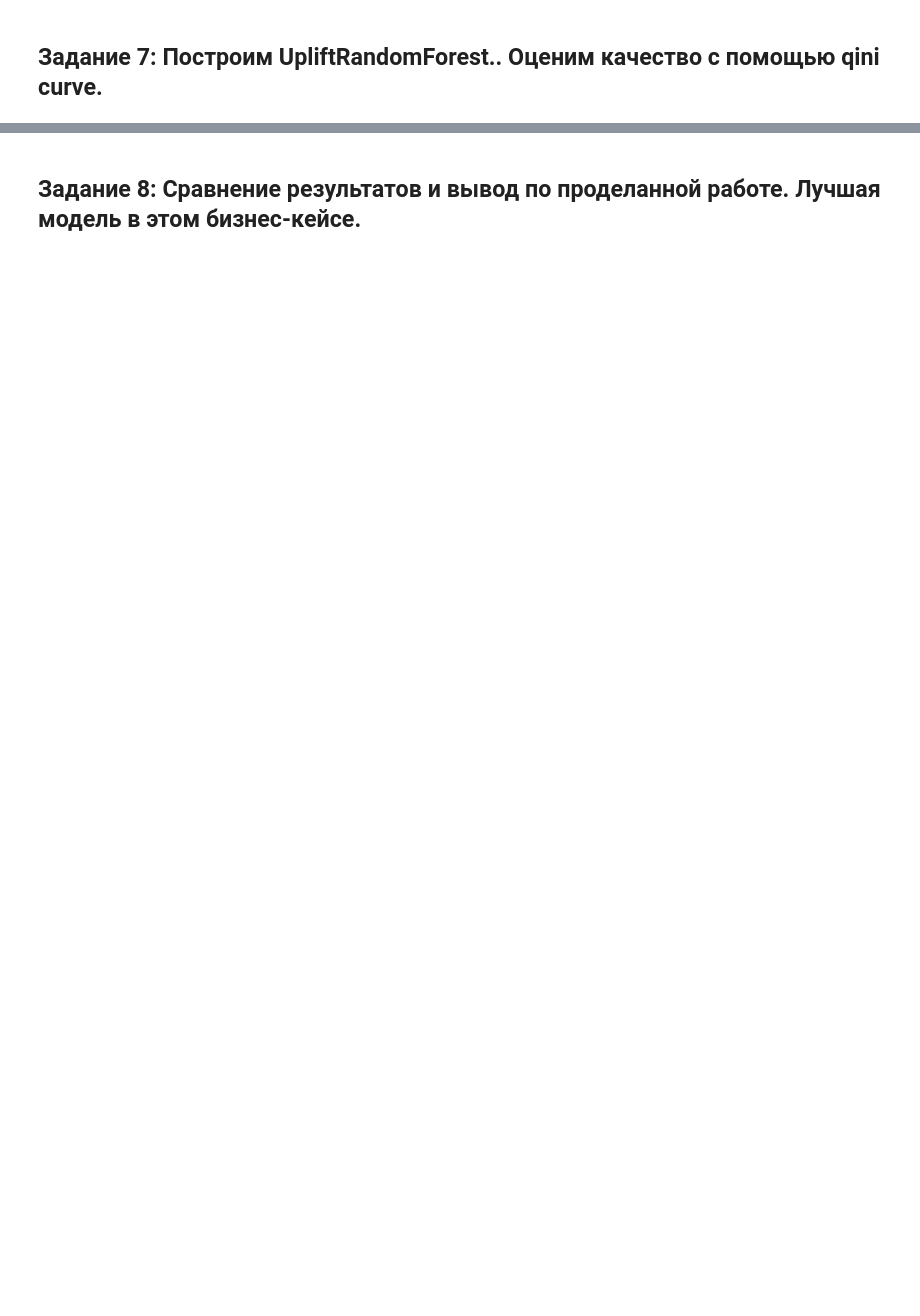
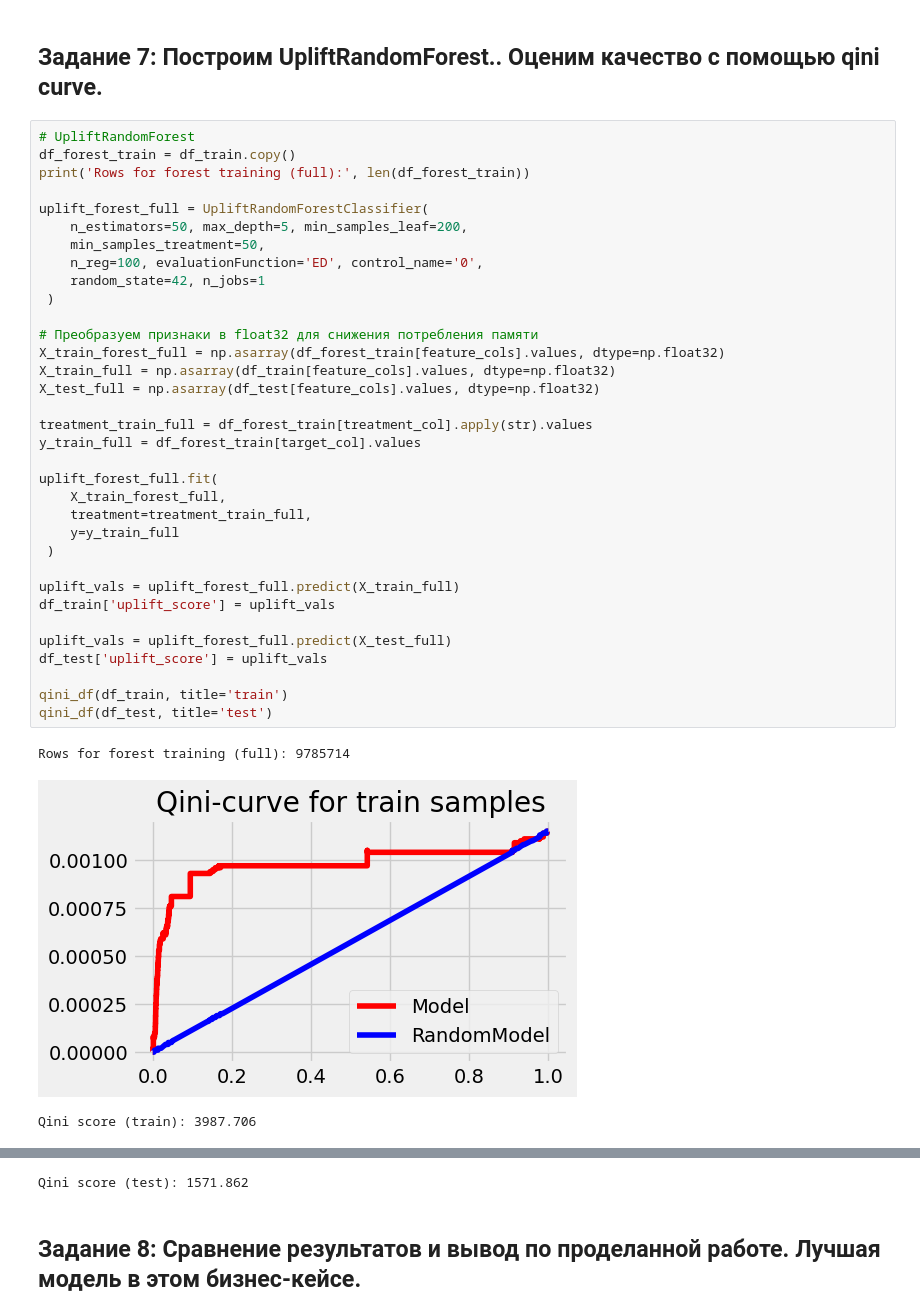
Before and after one commit to tgorbunov/sf_data_science, a Jupyter notebook: Skillfactory_ML/Advanced Topics in Data Science/DS-ADD-5. Uplift-modeling_Homework_TGorbunov.ipynb, the cells around one changed output, grey strips where cells are left out. Drawn from its saved outputs; the diff is of its cells as text; blank space fills up the shorter version.

```diff
--- a/Skillfactory_ML/Advanced Topics in Data Science/DS-ADD-5. Uplift-modeling_Homework_TGorbunov.ipynb
+++ b/Skillfactory_ML/Advanced Topics in Data Science/DS-ADD-5. Uplift-modeling_Homework_TGorbunov.ipynb
@@ -291,2 +290,40 @@ qini_df(df_test, title='test')
 # %% [markdown]
 ## Задание 7: Построим UpliftRandomForest.. Оценим качество с помощью qini curve.
+# %%
+# UpliftRandomForest
+df_forest_train = df_train.copy()
+print('Rows for forest training (full):', len(df_forest_train))
+
+uplift_forest_full = UpliftRandomForestClassifier(
+    n_estimators=50, max_depth=5, min_samples_leaf=200,
+    min_samples_treatment=50,
+    n_reg=100, evaluationFunction='ED', control_name='0',
+    random_state=42, n_jobs=1
+ )
+
+# Преобразуем признаки в float32 для снижения потребления памяти
+X_train_forest_full = np.asarray(df_forest_train[feature_cols].values, dtype=np.float32)
+X_train_full = np.asarray(df_train[feature_cols].values, dtype=np.float32)
+X_test_full = np.asarray(df_test[feature_cols].values, dtype=np.float32)
+
+treatment_train_full = df_forest_train[treatment_col].apply(str).values
+y_train_full = df_forest_train[target_col].values
+
+uplift_forest_full.fit(
+    X_train_forest_full,
+    treatment=treatment_train_full,
+    y=y_train_full
+ )
+
+uplift_vals = uplift_forest_full.predict(X_train_full)
+df_train['uplift_score'] = uplift_vals
+
+uplift_vals = uplift_forest_full.predict(X_test_full)
+df_test['uplift_score'] = uplift_vals
+
+qini_df(df_train, title='train')
+qini_df(df_test, title='test')
+# %% [output]
+Rows for forest training (full): 9785714
+[figure, added]
+Qini score (train): 3987.706
@@ -293,2 +331,3 @@ qini_df(df_test, title='test')
+Qini score (test): 1571.862
 # %% [markdown]
 ## Задание 8: Сравнение результатов и вывод по проделанной работе. Лучшая модель в этом бизнес-кейсе.
```
Also changed, not shown: parts of 5 cells of this notebook, 5 other files.
